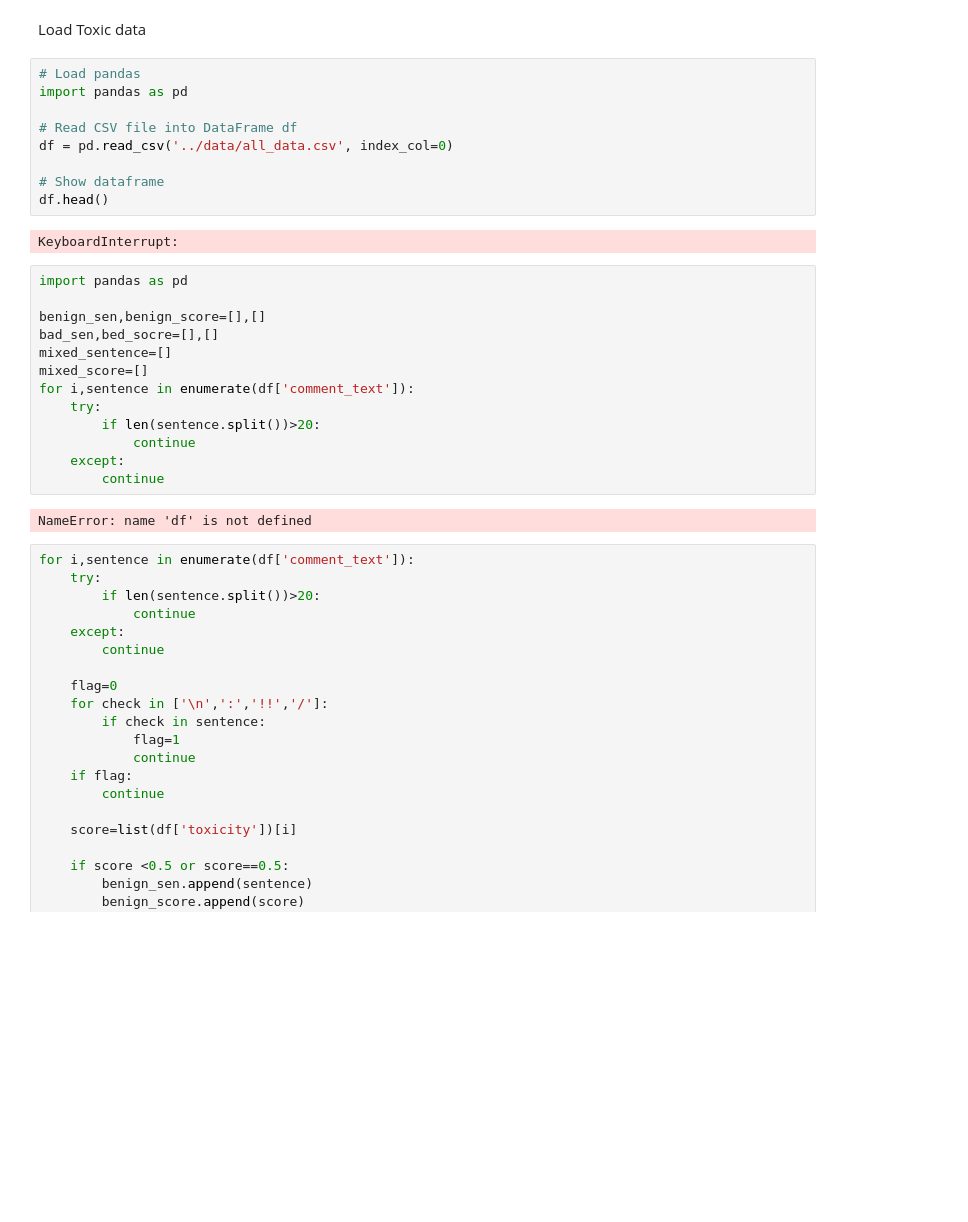
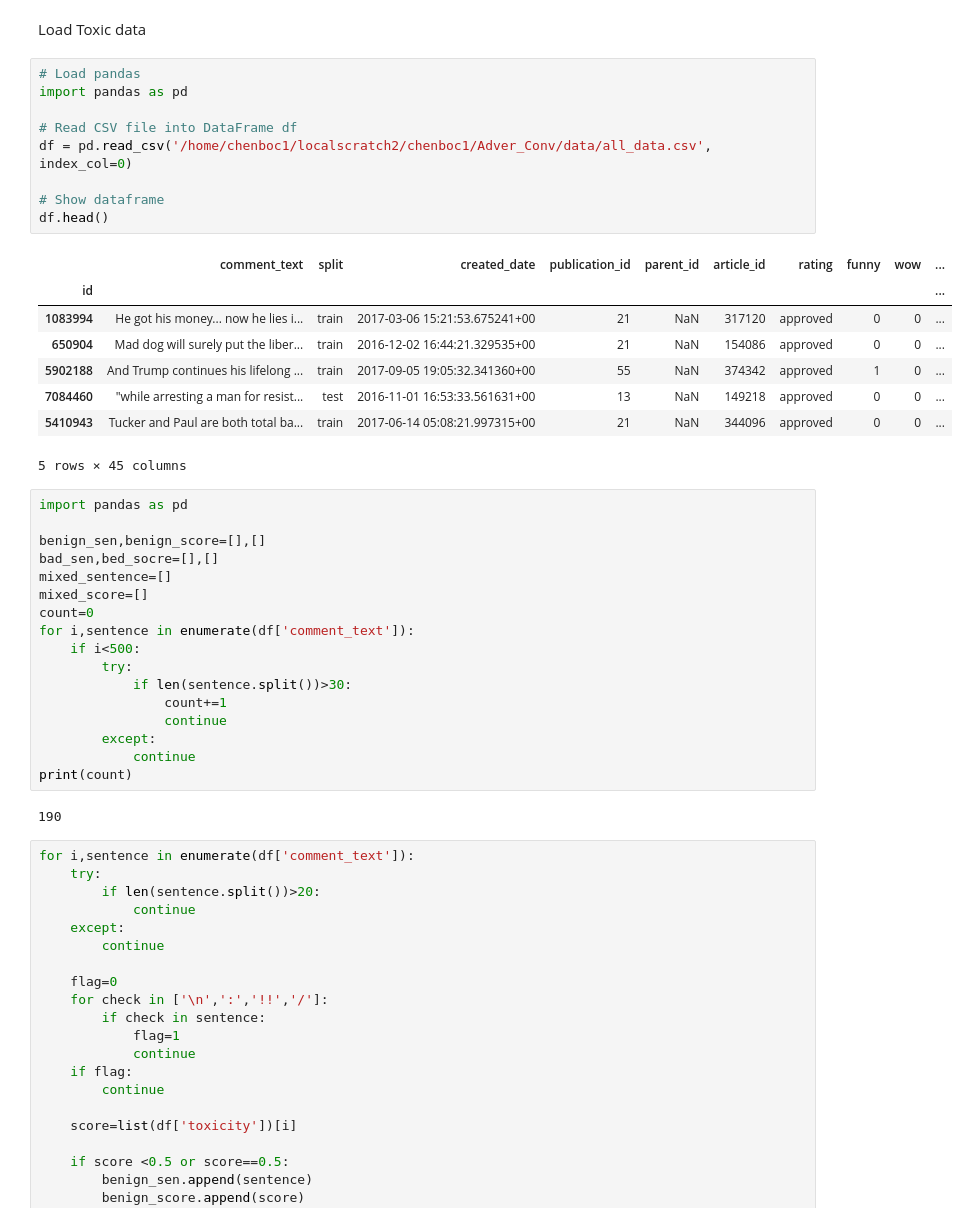
Before and after one commit to BJTFDGR/RAID23_Chatbot, a Jupyter notebook: demo/notebook/tool_chatbot_2.1.ipynb, the cells around one changed output. Drawn from its saved outputs; the diff is of its cells as text; blank space fills up the shorter version.

```diff
--- a/demo/notebook/tool_chatbot_2.1.ipynb
+++ b/demo/notebook/tool_chatbot_2.1.ipynb
@@ -15,14 +15,21 @@ Load Toxic data
 # %%
 # Load pandas
 import pandas as pd
 
 # Read CSV file into DataFrame df
-df = pd.read_csv('../data/all_data.csv', index_col=0)
+df = pd.read_csv('/home/chenboc1/localscratch2/chenboc1/Adver_Conv/data/all_data.csv', index_col=0)
 
 # Show dataframe
 df.head()
 # %% [output]
+|  | comment_text | split | created_date | publication_id | parent_id | article_id | rating | funny | wow | ... |
+| id |  |  |  |  |  |  |  |  |  | ... |
+| 1083994 | He got his money... now he lies i... | train | 2017-03-06 15:21:53.675241+00 | 21 | NaN | 317120 | approved | 0 | 0 | ... |
+| 650904 | Mad dog will surely put the liber... | train | 2016-12-02 16:44:21.329535+00 | 21 | NaN | 154086 | approved | 0 | 0 | ... |
+| 5902188 | And Trump continues his lifelong ... | train | 2017-09-05 19:05:32.341360+00 | 55 | NaN | 374342 | approved | 1 | 0 | ... |
+| 7084460 | "while arresting a man for resist... | test | 2016-11-01 16:53:33.561631+00 | 13 | NaN | 149218 | approved | 0 | 0 | ... |
+| 5410943 | Tucker and Paul are both total ba... | train | 2017-06-14 05:08:21.997315+00 | 21 | NaN | 344096 | approved | 0 | 0 | ... |
-KeyboardInterrupt:
+5 rows × 45 columns
 # %%
 import pandas as pd
 
@@ -30,14 +37,18 @@ benign_sen,benign_score=[],[]
 bad_sen,bed_socre=[],[]
 mixed_sentence=[]
 mixed_score=[]
+count=0
 for i,sentence in enumerate(df['comment_text']):
-    try:
-        if len(sentence.split())>20:
+    if i<500:
+        try:
+            if len(sentence.split())>30:
+                count+=1
+                continue
+        except:
             continue
-    except:
-        continue
+print(count)
 # %% [output]
-NameError: name 'df' is not defined
+190
 # %%
 for i,sentence in enumerate(df['comment_text']):
     try:
```
Also changed, not shown: 17 other files.
